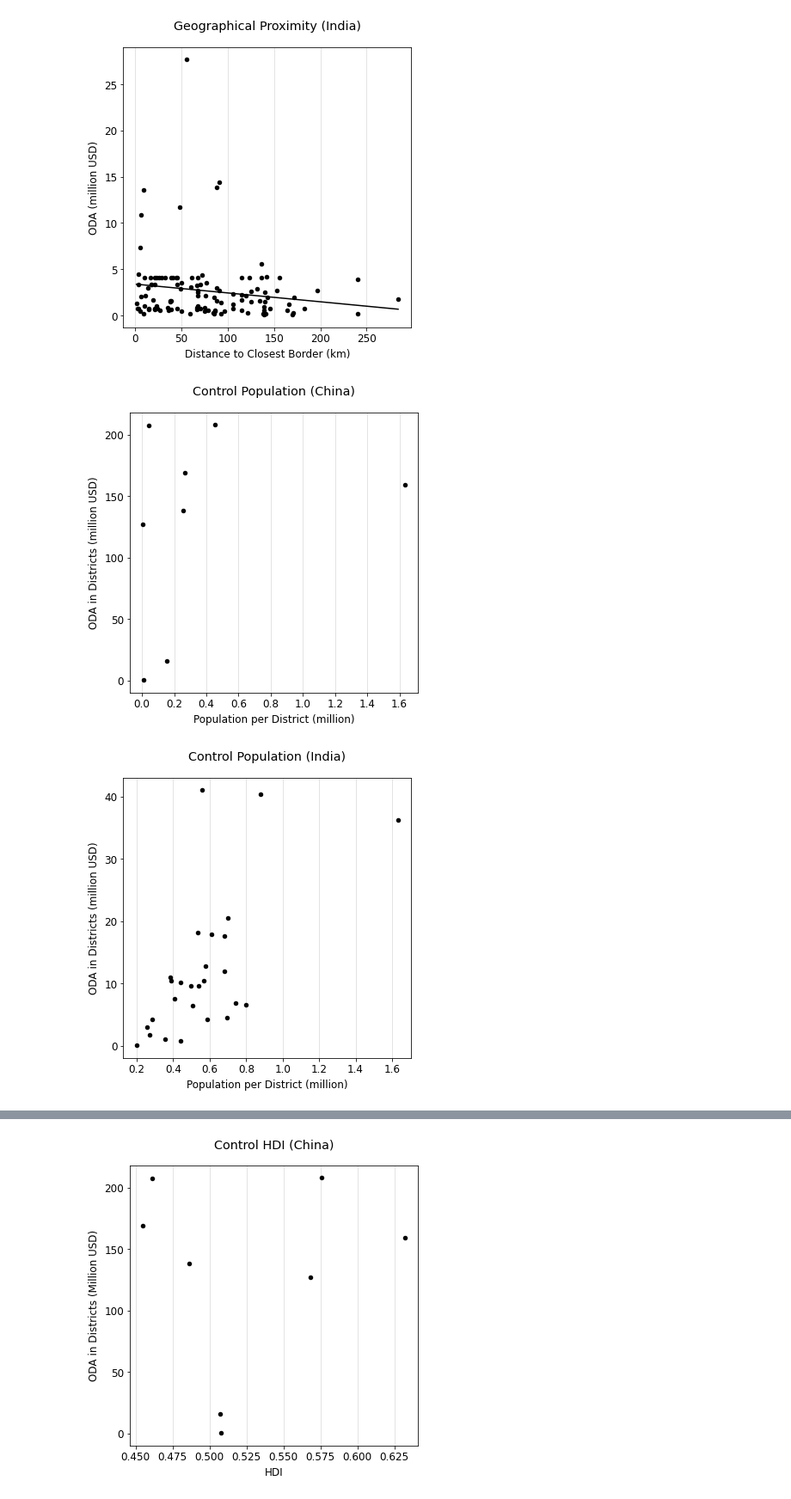
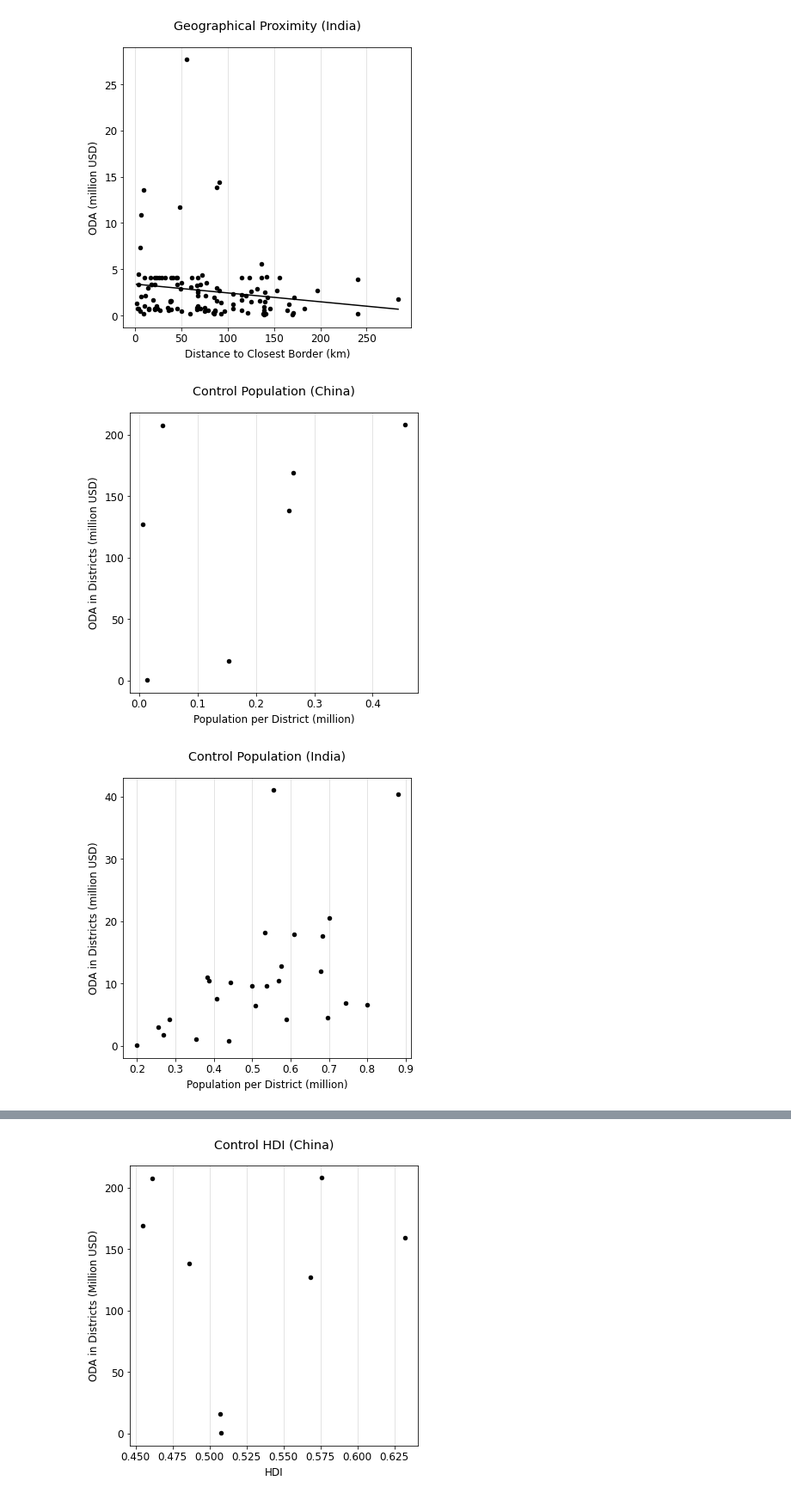
Before and after one commit to bidu19/nepal_aid_projects, a Jupyter notebook: aid_projects.ipynb, the cells around one changed output, grey strips where cells are left out. Shown at 86% size. Saved outputs shown, nothing was run; the diff lists cells and outputs as text; code cells hidden in the pictures.

```diff
--- a/aid_projects.ipynb
+++ b/aid_projects.ipynb
@@ -299,6 +299,10 @@ def filter_out(x, y, filter):
 def filter_out_below(x, y, below):
     filter = y > below
     return x[filter], y[filter]
+
+def filter_out_above(x, y, above):
+    filter = y < above
+    return x[filter], y[filter]
 # %%
 def get_axis(margin, amount):
     margin = get_distr_mean(margin, c_cum_vic).dropna()
@@ -566,38 +570,41 @@ def get_axis_pc(df, x_col):
 # China
 x, y = get_axis(aid_china, c_population)
 x /= 1e6
+y, x = filter_out_above(y, x, 1.6)
 scatter_plot(
     x, y,
     file_name='control_population_china',
     title="Control Population (China)",
     x_label='Population per District (million)',
     y_label="ODA in Districts (million USD)",
 )
 
 # India
 x, y = get_axis(aid_india, c_population)
 x /= 1e6
+y, x = filter_out_above(y, x, 1.6)
+
 scatter_plot(
     x, y,
     file_name='control_population_india',
     title="Control Population (India)",
     x_label='Population per District (million)',
     y_label="ODA in Districts (million USD)",
 )
 
 # Combined
 x, y = get_axis(aid, c_population)
 x /= 1e6
 scatter_plot(
     x, y,
     file_name='control_population_combined',
     title="Control Population",
     x_label='Population per District (million)',
     y_label="ODA in Districts (million USD)",
 )
 # %% [output]
-[figure, old version]
+[figure, new version]
-[figure, old version]
+[figure, new version]
 [figure]
 # %%
 # Control Government Spending
```
Also changed, not shown: parts of 2 cells of this notebook.
